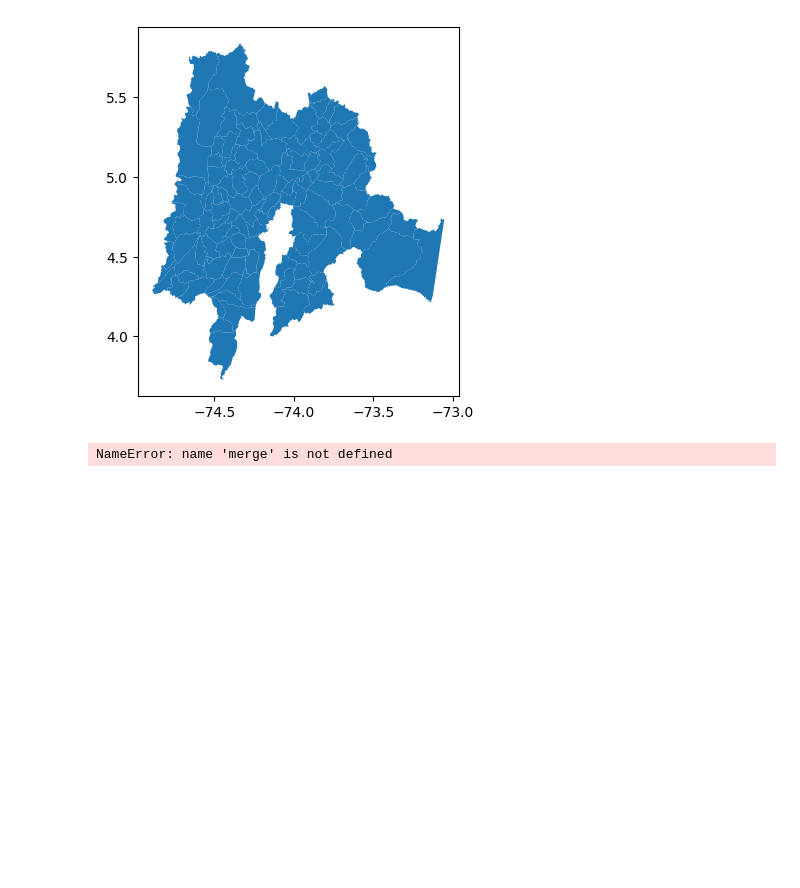
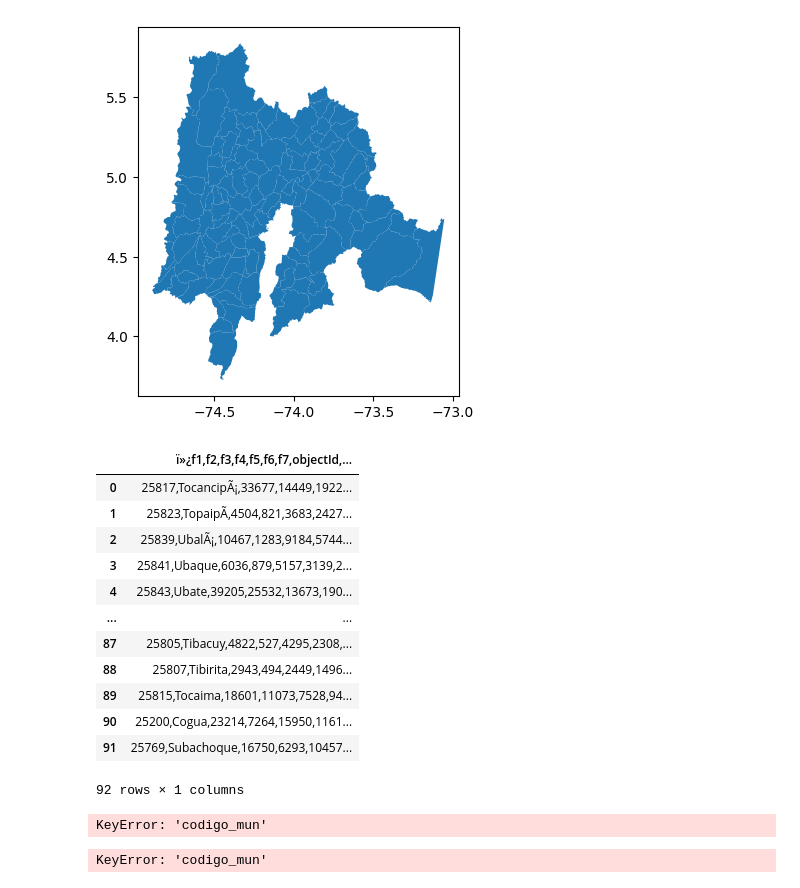
Before and after one commit to sofia3108548001/Examen-Final, a Jupyter notebook: Untitled12.ipynb, the cells around one changed output. Saved outputs shown, nothing was run; the diff lists cells and outputs as text; code cells hidden in the pictures; blank space fills up the shorter version.

```diff
--- a/Untitled12.ipynb
+++ b/Untitled12.ipynb
@@ -67,17 +67,39 @@ municipios.plot()
 # %% [output]
 <Axes: >
 [figure]
+# %%
+
+
+Población =pd.read_csv("xn--Poblacin_2017_en_Cundinamarca-12c.csv", encoding='latin1', delimiter=";")
+Población
+# %% [output]
+|  | ï»¿f1,f2,f3,f4,f5,f6,f7,objectId,... |
+| 0 | 25817,TocancipÃ¡,33677,14449,1922... |
+| 1 | 25823,TopaipÃ­,4504,821,3683,2427... |
+| 2 | 25839,UbalÃ¡,10467,1283,9184,5744... |
+| 3 | 25841,Ubaque,6036,879,5157,3139,2... |
+| 4 | 25843,Ubate,39205,25532,13673,190... |
+| ... | ... |
+| 87 | 25805,Tibacuy,4822,527,4295,2308,... |
+| 88 | 25807,Tibirita,2943,494,2449,1496... |
+| 89 | 25815,Tocaima,18601,11073,7528,94... |
+| 90 | 25200,Cogua,23214,7264,15950,1161... |
+| 91 | 25769,Subachoque,16750,6293,10457... |
+92 rows × 1 columns
+# %%
+gdf_poblacion = pd.merge(municipios, poblacion, left_on='	MpNombre', right_on='codigo_mun')
+# %% [output]
+KeyError: 'codigo_mun'
 # %%
 
-mapa_2= merge.plot(
-    column= 'Población',
-    figsize=(15,15),
+gdf_poblacion = pd.merge(municipios, poblacion, on='codigo_mun')
+
+mapa_1 = gdf_poblacion.plot(
+    column='codigo_mun',
+    figsize=(15, 15),
     edgecolor='black',
-    cmap= 'tab20',
-    legend= True,
-
+    cmap='tab20',
+    legend=True
 )
-
-cx.add_basemap(mapa_2, crs=merge.crs.to_string())
 # %% [output]
-NameError: name 'merge' is not defined
+KeyError: 'codigo_mun'
```
